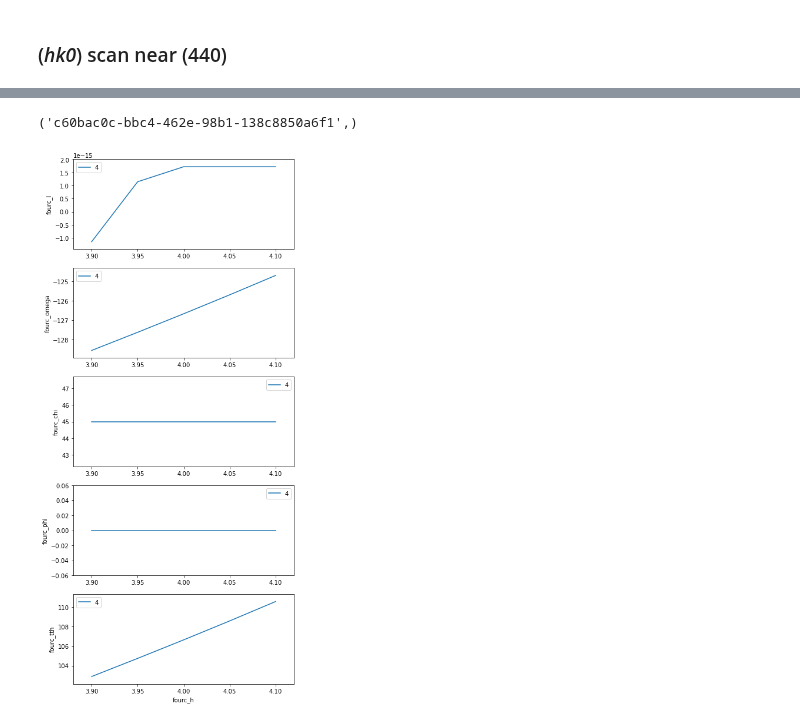
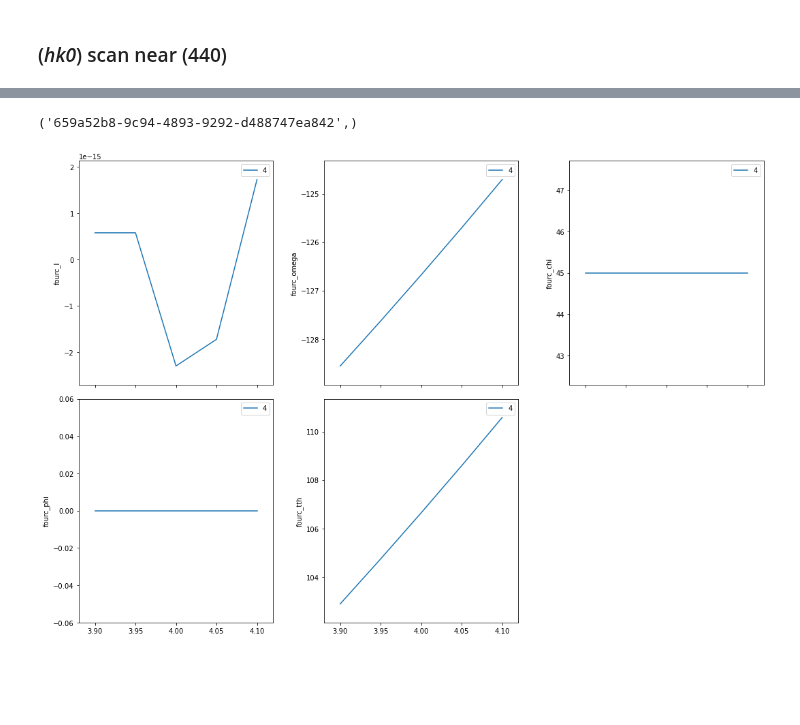
Before and after one commit to bluesky/hklpy, a Jupyter notebook: examples/geo_e4cv.ipynb, the cells around one changed output, grey strips where cells are left out. Saved outputs shown, nothing was run; the diff lists cells and outputs as text; code cells hidden in the pictures; blank space fills up the shorter version.

```diff
--- a/examples/geo_e4cv.ipynb
+++ b/examples/geo_e4cv.ipynb
@@ -398,5 +409,5 @@ generator scan ['e635fe97'] (scan num: 3)
 # %% [markdown]
 ### (_hk0_) scan near (440)
 # %%
-RE(bp.scan([], fourc.h, 3.9, 4.1, fourc.k, 3.9, 4.1, 5))
+RE(bp.scan([fourc], fourc.h, 3.9, 4.1, fourc.k, 3.9, 4.1, 5))
 # %% [output]
@@ -416,2 +427,2 @@ generator scan ['c60bac0c'] (scan num: 4)
-('c60bac0c-bbc4-462e-98b1-138c8850a6f1',)
+('659a52b8-9c94-4893-9292-d488747ea842',)
-[figure, old version]
+[figure, new version]
```
Also changed, not shown: parts of 9 cells of this notebook, 2 other files.
